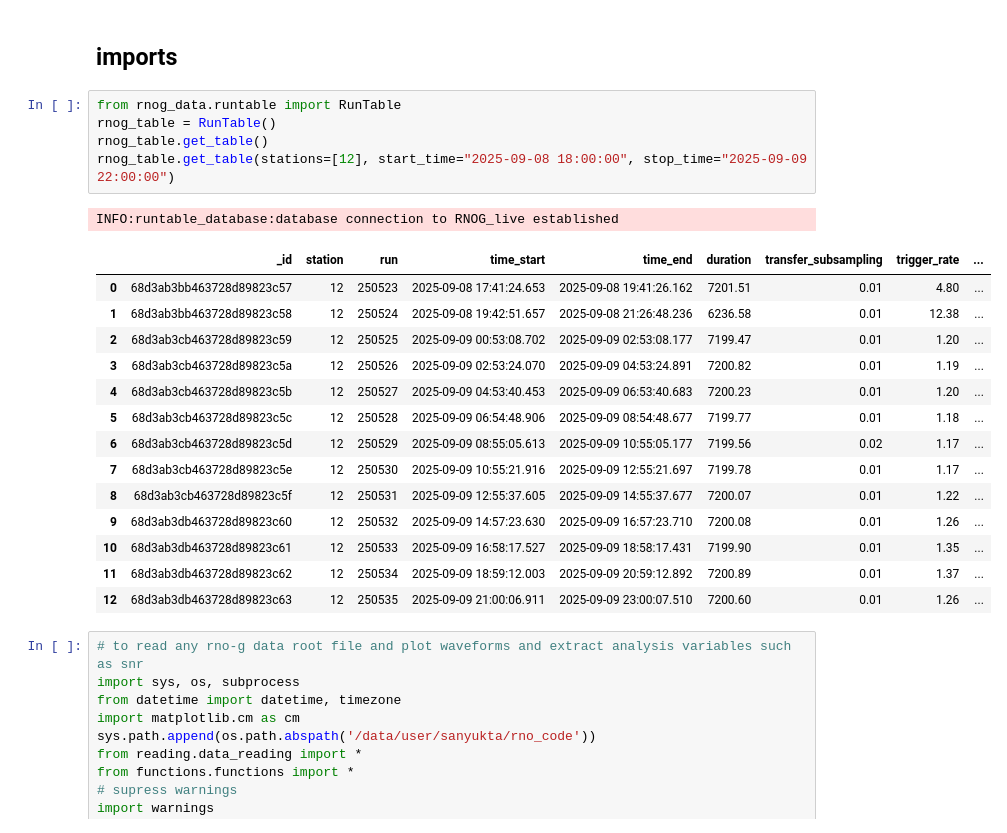
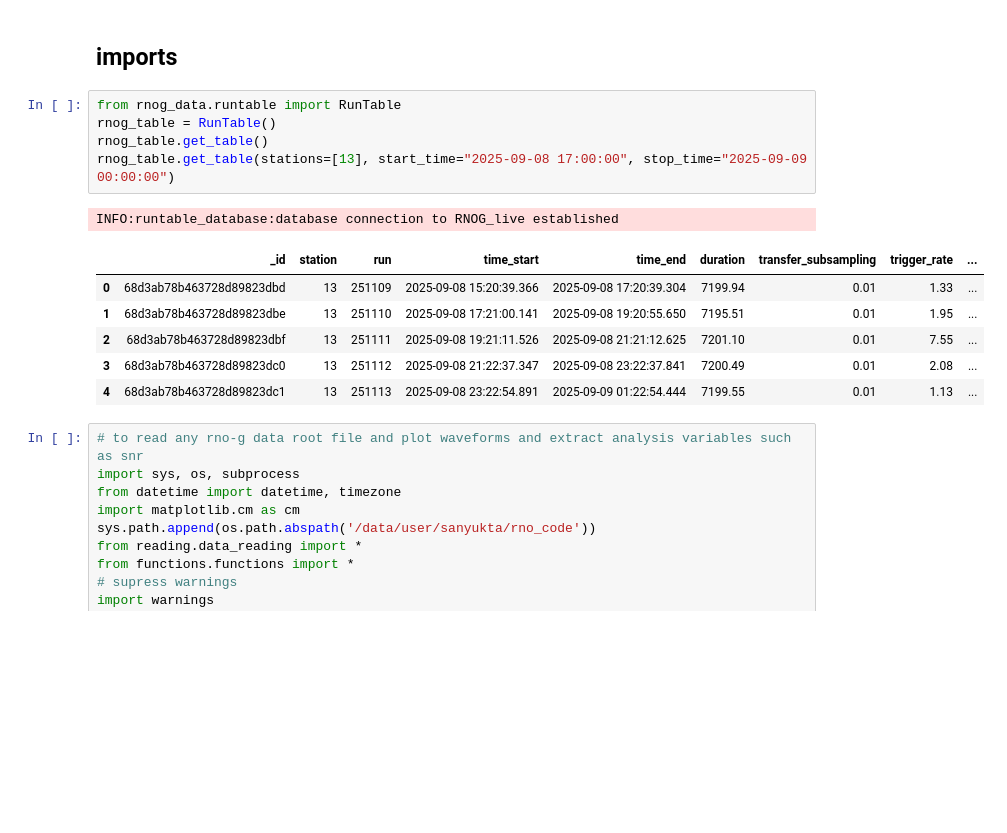
Before and after one commit to sanyukta13/rno_code, a Jupyter notebook: triboelectric/read_root.ipynb, the cells around one changed output. Cells and saved outputs as stored; diff of their text form; blank space fills up the shorter version.

```diff
--- a/triboelectric/read_root.ipynb
+++ b/triboelectric/read_root.ipynb
@@ -3,24 +3,16 @@
 # %%
 from rnog_data.runtable import RunTable
 rnog_table = RunTable()
 rnog_table.get_table()
-rnog_table.get_table(stations=[12], start_time="2025-09-08 18:00:00", stop_time="2025-09-09 22:00:00")
+rnog_table.get_table(stations=[13], start_time="2025-09-08 17:00:00", stop_time="2025-09-09 00:00:00")
 # %% [output]
 INFO:runtable_database:database connection to RNOG_live established
 |  | _id | station | run | time_start | time_end | duration | transfer_subsampling | trigger_rate | ... |
-| 0 | 68d3ab3bb463728d89823c57 | 12 | 250523 | 2025-09-08 17:41:24.653 | 2025-09-08 19:41:26.162 | 7201.51 | 0.01 | 4.80 | ... |
-| 1 | 68d3ab3bb463728d89823c58 | 12 | 250524 | 2025-09-08 19:42:51.657 | 2025-09-08 21:26:48.236 | 6236.58 | 0.01 | 12.38 | ... |
-| 2 | 68d3ab3cb463728d89823c59 | 12 | 250525 | 2025-09-09 00:53:08.702 | 2025-09-09 02:53:08.177 | 7199.47 | 0.01 | 1.20 | ... |
-| 3 | 68d3ab3cb463728d89823c5a | 12 | 250526 | 2025-09-09 02:53:24.070 | 2025-09-09 04:53:24.891 | 7200.82 | 0.01 | 1.19 | ... |
-| 4 | 68d3ab3cb463728d89823c5b | 12 | 250527 | 2025-09-09 04:53:40.453 | 2025-09-09 06:53:40.683 | 7200.23 | 0.01 | 1.20 | ... |
-| 5 | 68d3ab3cb463728d89823c5c | 12 | 250528 | 2025-09-09 06:54:48.906 | 2025-09-09 08:54:48.677 | 7199.77 | 0.01 | 1.18 | ... |
-| 6 | 68d3ab3cb463728d89823c5d | 12 | 250529 | 2025-09-09 08:55:05.613 | 2025-09-09 10:55:05.177 | 7199.56 | 0.02 | 1.17 | ... |
-| 7 | 68d3ab3cb463728d89823c5e | 12 | 250530 | 2025-09-09 10:55:21.916 | 2025-09-09 12:55:21.697 | 7199.78 | 0.01 | 1.17 | ... |
-| 8 | 68d3ab3cb463728d89823c5f | 12 | 250531 | 2025-09-09 12:55:37.605 | 2025-09-09 14:55:37.677 | 7200.07 | 0.01 | 1.22 | ... |
-| 9 | 68d3ab3db463728d89823c60 | 12 | 250532 | 2025-09-09 14:57:23.630 | 2025-09-09 16:57:23.710 | 7200.08 | 0.01 | 1.26 | ... |
-| 10 | 68d3ab3db463728d89823c61 | 12 | 250533 | 2025-09-09 16:58:17.527 | 2025-09-09 18:58:17.431 | 7199.90 | 0.01 | 1.35 | ... |
-| 11 | 68d3ab3db463728d89823c62 | 12 | 250534 | 2025-09-09 18:59:12.003 | 2025-09-09 20:59:12.892 | 7200.89 | 0.01 | 1.37 | ... |
-| 12 | 68d3ab3db463728d89823c63 | 12 | 250535 | 2025-09-09 21:00:06.911 | 2025-09-09 23:00:07.510 | 7200.60 | 0.01 | 1.26 | ... |
+| 0 | 68d3ab78b463728d89823dbd | 13 | 251109 | 2025-09-08 15:20:39.366 | 2025-09-08 17:20:39.304 | 7199.94 | 0.01 | 1.33 | ... |
+| 1 | 68d3ab78b463728d89823dbe | 13 | 251110 | 2025-09-08 17:21:00.141 | 2025-09-08 19:20:55.650 | 7195.51 | 0.01 | 1.95 | ... |
+| 2 | 68d3ab78b463728d89823dbf | 13 | 251111 | 2025-09-08 19:21:11.526 | 2025-09-08 21:21:12.625 | 7201.10 | 0.01 | 7.55 | ... |
+| 3 | 68d3ab78b463728d89823dc0 | 13 | 251112 | 2025-09-08 21:22:37.347 | 2025-09-08 23:22:37.841 | 7200.49 | 0.01 | 2.08 | ... |
+| 4 | 68d3ab78b463728d89823dc1 | 13 | 251113 | 2025-09-08 23:22:54.891 | 2025-09-09 01:22:54.444 | 7199.55 | 0.01 | 1.13 | ... |
 # %%
 # to read any rno-g data root file and plot waveforms and extract analysis variables such as snr
 import sys, os, subprocess
```
Also changed, not shown: parts of 11 cells of this notebook, 2 other files.
